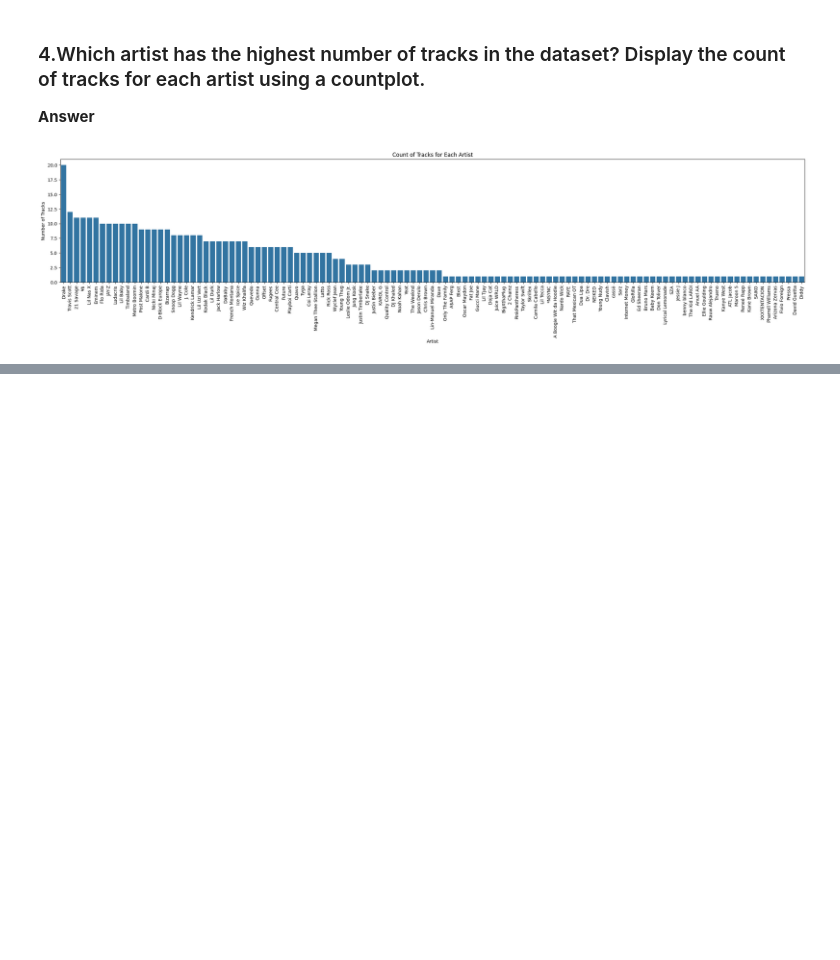
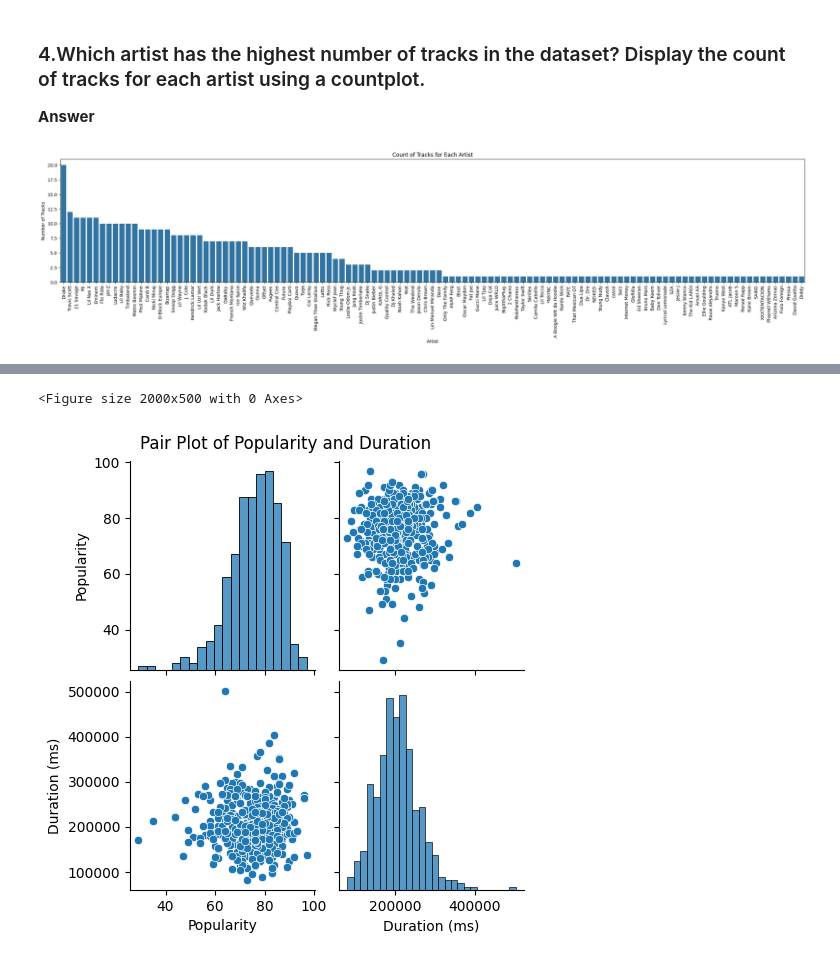
Before and after one commit to AjayKumar095/Data-Science-Masters, a Jupyter notebook: EDA_On_Amazon_Sales_Data_and_Spotify_Data/EDA_Amazon_Sales_Data.ipynb, the cells around one changed output, grey strips where cells are left out. Cells and saved outputs as stored; diff of their text form; code cells hidden in the pictures; blank space fills up the shorter version.

```diff
--- a/EDA_On_Amazon_Sales_Data_and_Spotify_Data/EDA_Amazon_Sales_Data.ipynb
+++ b/EDA_On_Amazon_Sales_Data_and_Spotify_Data/EDA_Amazon_Sales_Data.ipynb
@@ -165,0 +233,12 @@ plt.show()
+# %%
+# Select the numerical columns
+numerical_columns = df[['Popularity', 'Duration (ms)']]
+
+# Create a pair plot
+plt.figure(figsize=(20,5))
+sns.pairplot(numerical_columns)
+plt.suptitle('Pair Plot of Popularity and Duration', y=1.02)
+plt.show()
+# %% [output]
+<Figure size 2000x500 with 0 Axes>
+[figure, added]
```
Also changed, not shown: parts of 8 cells of this notebook.
